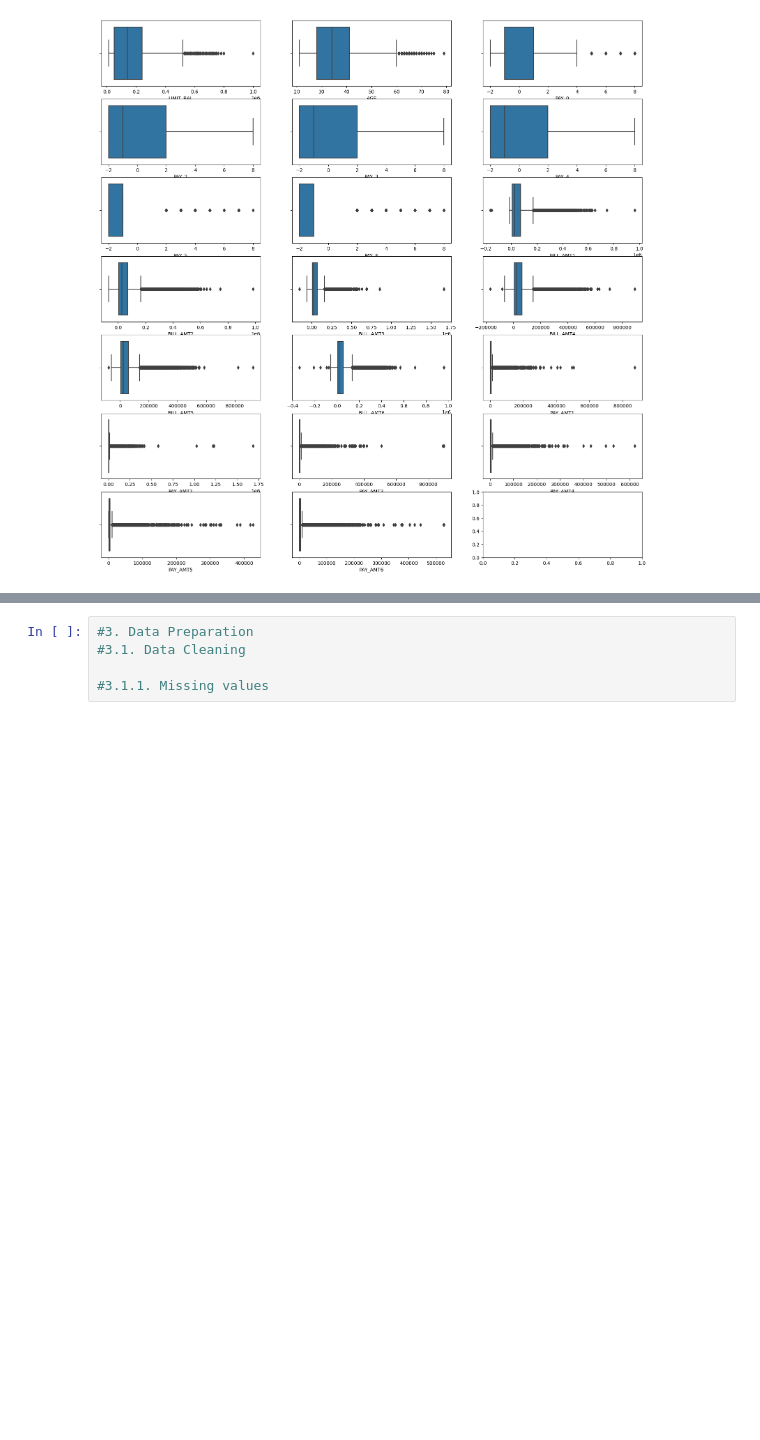
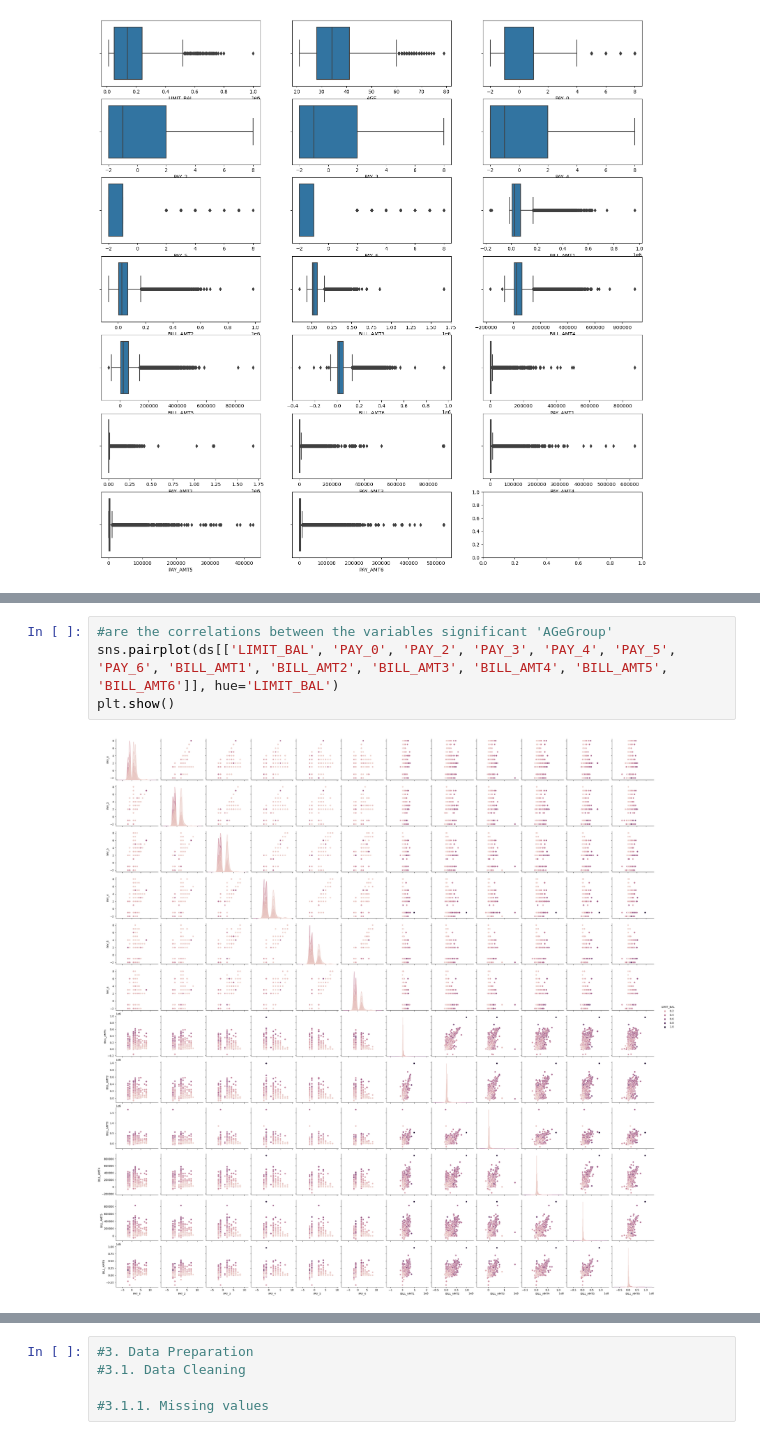
Before and after one commit to Brutosippon/projecto1, a Jupyter notebook: Project2.ipynb, the cells around one changed output, grey strips where cells are left out. Saved outputs shown, nothing was run; the diff lists cells and outputs as text; blank space fills up the shorter version.

```diff
--- a/Project2.ipynb
+++ b/Project2.ipynb
@@ -326,0 +451,6 @@ for var, subplot in zip(ds[numerical], ax.flatten()):
+# %%
+#are the correlations between the variables significant 'AGeGroup'
+sns.pairplot(ds[['LIMIT_BAL', 'PAY_0', 'PAY_2', 'PAY_3', 'PAY_4', 'PAY_5', 'PAY_6', 'BILL_AMT1', 'BILL_AMT2', 'BILL_AMT3', 'BILL_AMT4', 'BILL_AMT5', 'BILL_AMT6']], hue='LIMIT_BAL')
+plt.show()
+# %% [output]
+[figure, added]
```
Also changed, not shown: parts of 25 cells of this notebook.
